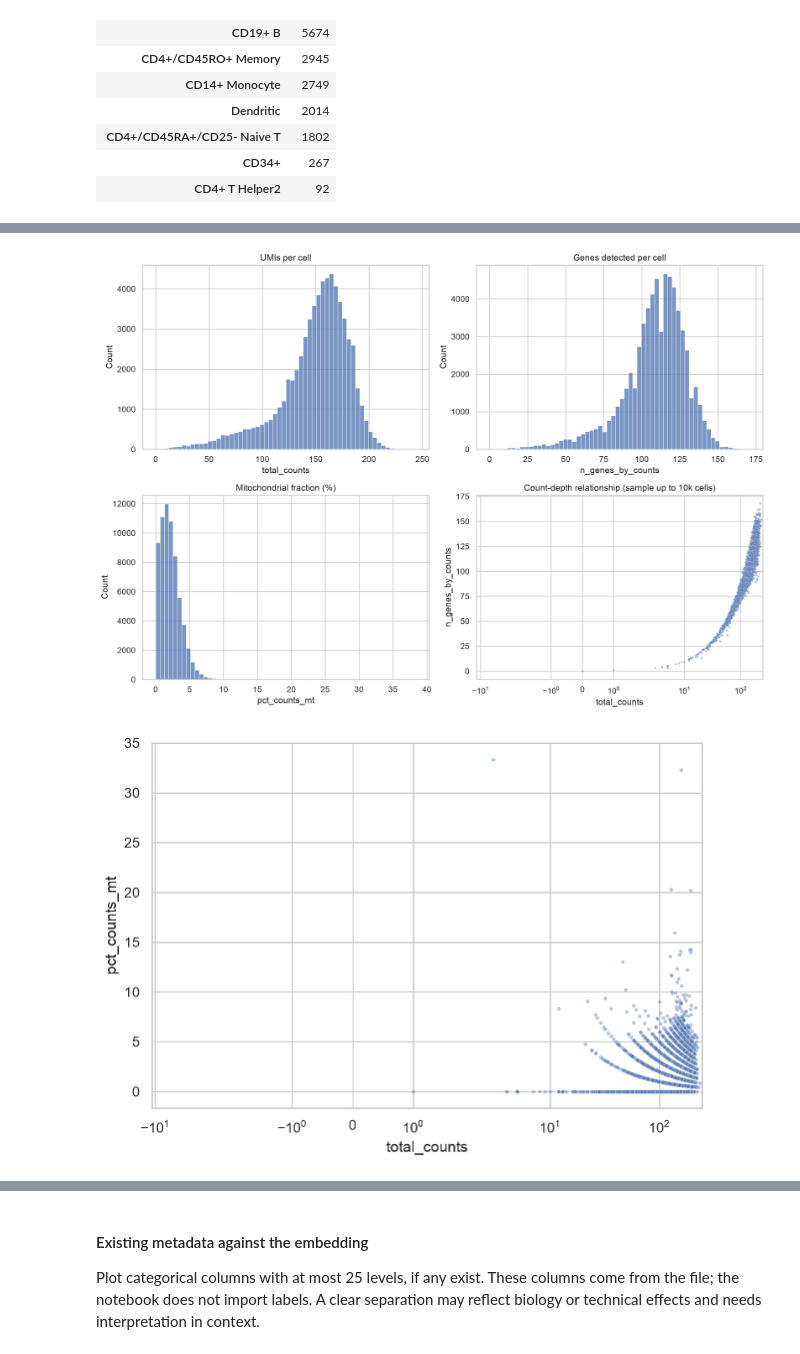
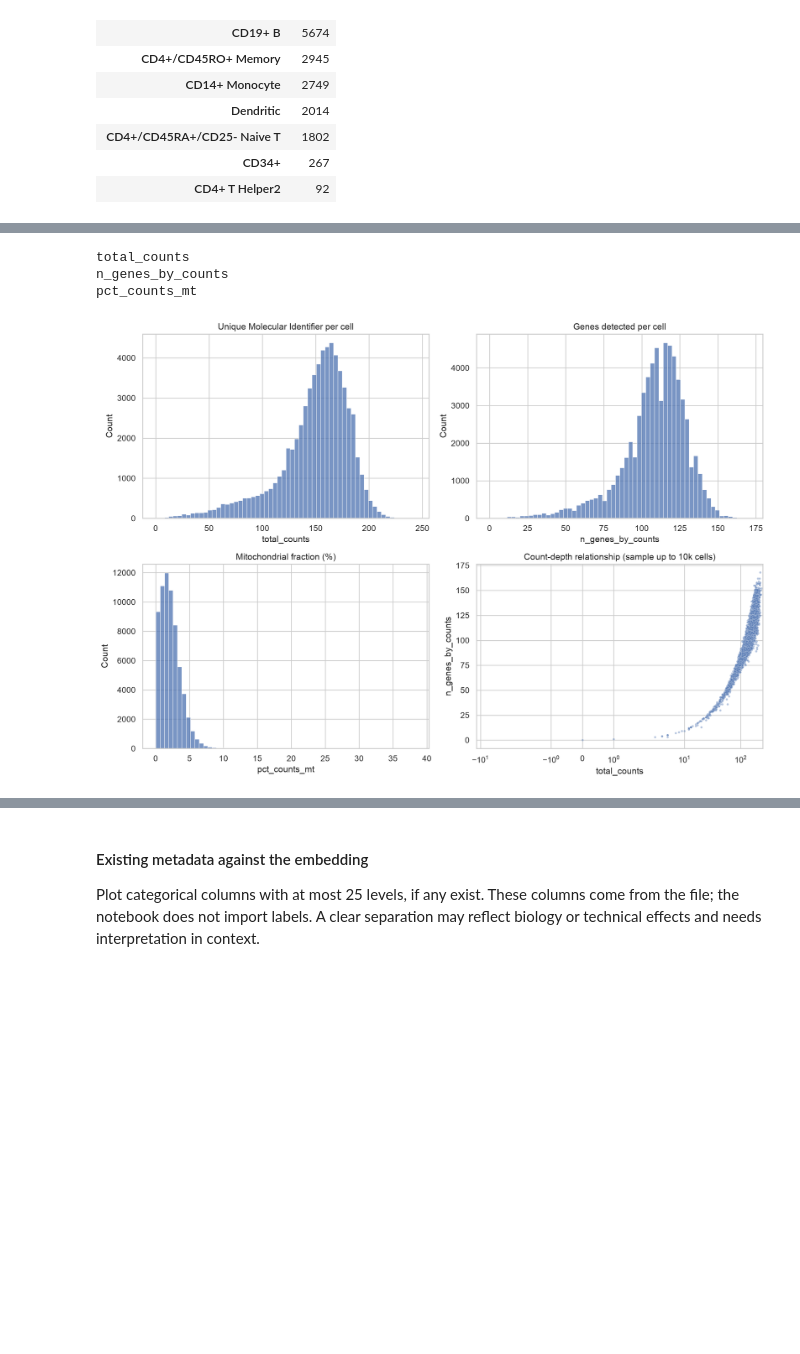
Before and after one commit to maximyam/Graph-ML, a Jupyter notebook: data_processing.ipynb, the cells around one changed output, grey strips where cells are left out. Drawn from its saved outputs; the diff is of its cells as text; code cells hidden in the pictures; blank space fills up the shorter version.

```diff
--- a/data_processing.ipynb
+++ b/data_processing.ipynb
@@ -306,24 +312,34 @@ Never-observed genes: 17817
 # %%
+# review
 fig, axes = plt.subplots(2, 2, figsize=(13, 9))
+
 for ax, col, title in zip(axes.flat[:3],
                           ["total_counts", "n_genes_by_counts", "pct_counts_mt"],
-                          ["UMIs per cell", "Genes detected per cell", "Mitochondrial fraction (%)"]):
+                          ["Unique Molecular Identifier per cell", "Genes detected per cell", "Mitochondrial fraction (%)"]):
     if col in qc.obs:
+        print(col)
         sns.histplot(qc.obs[col], bins=60, ax=ax)
         ax.set_title(title)
     else:
         ax.set_visible(False)
+
 sns.scatterplot(data=qc.obs.sample(min(10_000, qc.n_obs), random_state=SEED),
                 x="total_counts", y="n_genes_by_counts", s=9, alpha=.4, ax=axes.flat[3])
 axes.flat[3].set_xscale("symlog")
 axes.flat[3].set_title("Count-depth relationship (sample up to 10k cells)")
+# Cells with more captured RNA have higher total counts
 plt.tight_layout(); plt.show()
-if "pct_counts_mt" in qc.obs:
-    fig, ax = plt.subplots(figsize=(7, 5))
-    sample = qc.obs.sample(min(10_000, qc.n_obs), random_state=SEED)
-    sns.scatterplot(data=sample, x="total_counts", y="pct_counts_mt", s=9, alpha=.4, ax=ax)
-    ax.set_xscale("symlog")
-    plt.tight_layout(); plt.show()
+
+
+
+# if "pct_counts_mt" in qc.obs:
+#     fig, ax = plt.subplots(figsize=(7, 5))
+#     sample = qc.obs.sample(min(10_000, qc.n_obs), random_state=SEED)
+#     sns.scatterplot(data=sample, x="total_counts", y="pct_counts_mt", s=9, alpha=.4, ax=ax)
+#     ax.set_xscale("symlog")
+#     plt.tight_layout(); plt.show()
 # %% [output]
+total_counts
+n_genes_by_counts
+pct_counts_mt
-[figure, old version]
+[figure, new version]
-[figure, removed]
```
Also changed, not shown: parts of 53 cells of this notebook, 6 other files.
